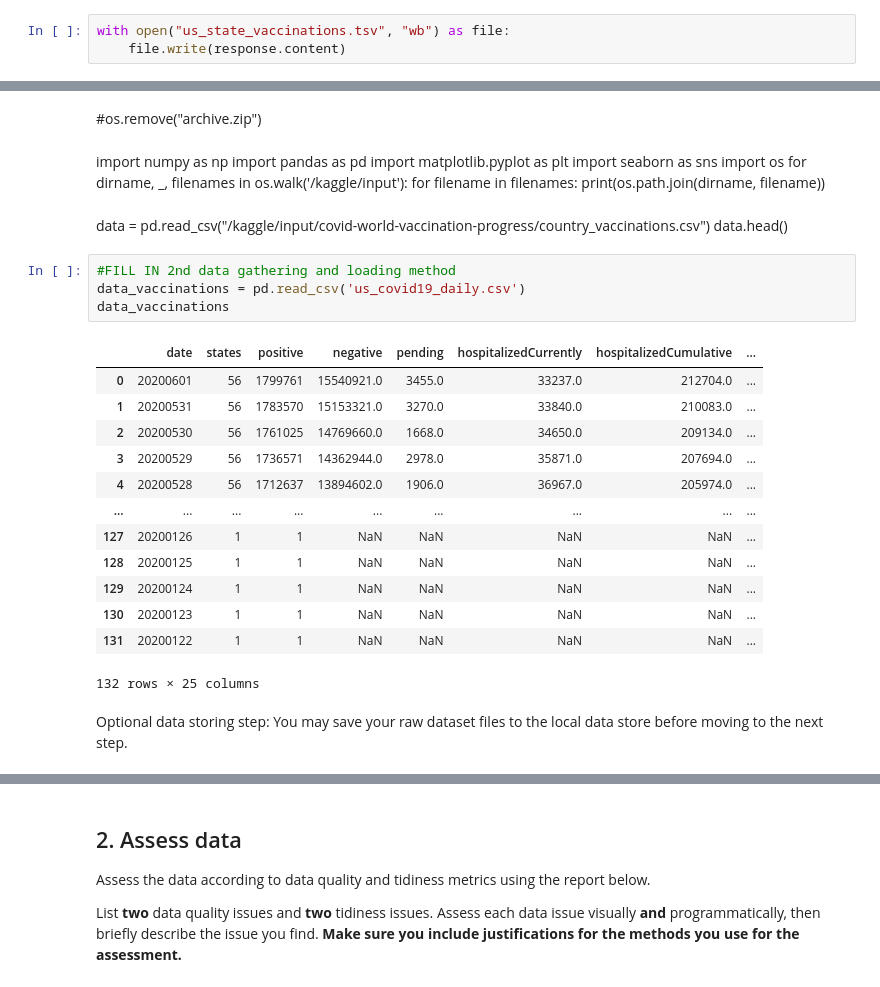
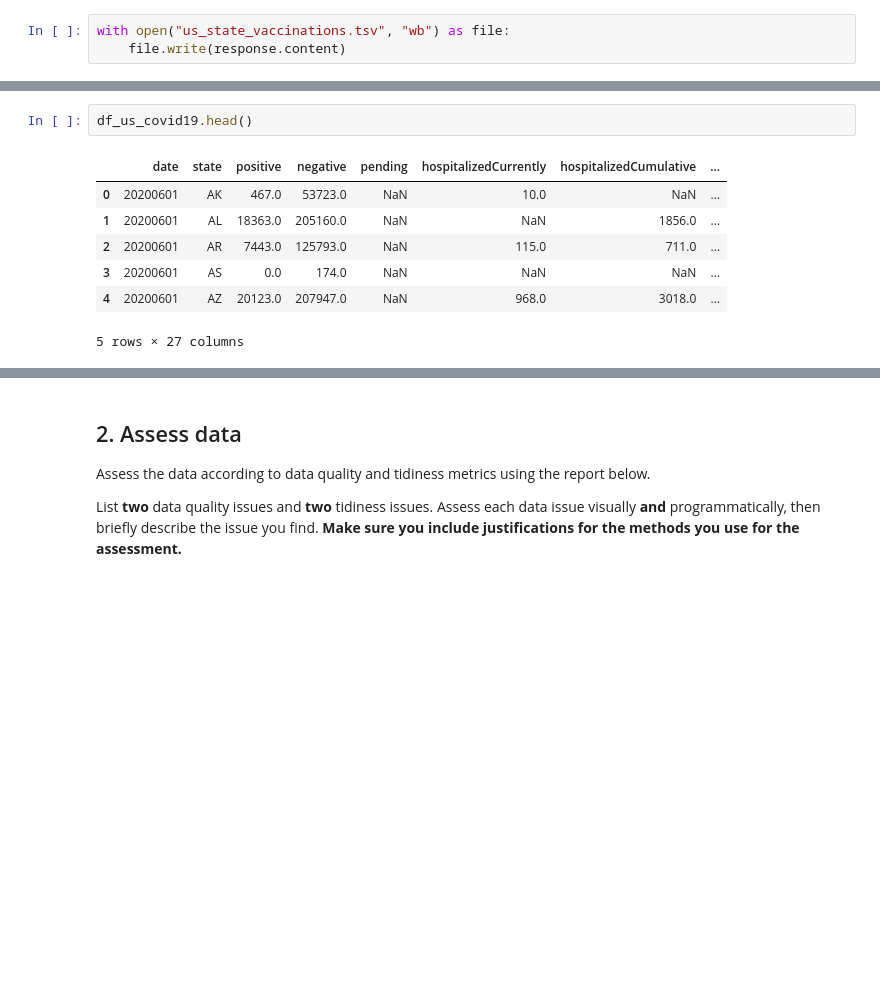
Before and after one commit to nghiachaunamdinh/Data-Analyst-Cleaning_Dirty_and_Messy_Data, a Jupyter notebook: Data_Wrangling_Project_Starter.ipynb, the cells around one changed output, grey strips where cells are left out. Drawn from its saved outputs; the diff is of its cells as text; blank space fills up the shorter version.

```diff
--- a/Data_Wrangling_Project_Starter.ipynb
+++ b/Data_Wrangling_Project_Starter.ipynb
@@ -163,37 +145,13 @@ with zipfile.ZipFile("archive.zip","r") as zip_ref:
-# %% [markdown]
-#os.remove("archive.zip")
-# %% [markdown]
-import numpy as np
-import pandas as pd
-import matplotlib.pyplot as plt
-import seaborn as sns
-import os
-for dirname, _, filenames in os.walk('/kaggle/input'):
-    for filename in filenames:
-        print(os.path.join(dirname, filename))
-# %% [markdown]
-data = pd.read_csv("/kaggle/input/covid-world-vaccination-progress/country_vaccinations.csv")
-data.head()
-# %%
-#FILL IN 2nd data gathering and loading method
-data_vaccinations = pd.read_csv('us_covid19_daily.csv')
-data_vaccinations
-# %% [output]
-|  | date | states | positive | negative | pending | hospitalizedCurrently | hospitalizedCumulative | ... |
-| 0 | 20200601 | 56 | 1799761 | 15540921.0 | 3455.0 | 33237.0 | 212704.0 | ... |
-| 1 | 20200531 | 56 | 1783570 | 15153321.0 | 3270.0 | 33840.0 | 210083.0 | ... |
-| 2 | 20200530 | 56 | 1761025 | 14769660.0 | 1668.0 | 34650.0 | 209134.0 | ... |
-| 3 | 20200529 | 56 | 1736571 | 14362944.0 | 2978.0 | 35871.0 | 207694.0 | ... |
-| 4 | 20200528 | 56 | 1712637 | 13894602.0 | 1906.0 | 36967.0 | 205974.0 | ... |
-| ... | ... | ... | ... | ... | ... | ... | ... | ... |
-| 127 | 20200126 | 1 | 1 | NaN | NaN | NaN | NaN | ... |
-| 128 | 20200125 | 1 | 1 | NaN | NaN | NaN | NaN | ... |
-| 129 | 20200124 | 1 | 1 | NaN | NaN | NaN | NaN | ... |
-| 130 | 20200123 | 1 | 1 | NaN | NaN | NaN | NaN | ... |
-| 131 | 20200122 | 1 | 1 | NaN | NaN | NaN | NaN | ... |
-132 rows × 25 columns
-# %% [markdown]
-Optional data storing step: You may save your raw dataset files to the local data store before moving to the next step.
+# %%
+df_us_covid19.head()
+# %% [output]
+|  | date | state | positive | negative | pending | hospitalizedCurrently | hospitalizedCumulative | ... |
+| 0 | 20200601 | AK | 467.0 | 53723.0 | NaN | 10.0 | NaN | ... |
+| 1 | 20200601 | AL | 18363.0 | 205160.0 | NaN | NaN | 1856.0 | ... |
+| 2 | 20200601 | AR | 7443.0 | 125793.0 | NaN | 115.0 | 711.0 | ... |
+| 3 | 20200601 | AS | 0.0 | 174.0 | NaN | NaN | NaN | ... |
+| 4 | 20200601 | AZ | 20123.0 | 207947.0 | NaN | 968.0 | 3018.0 | ... |
+5 rows × 27 columns
 # %%
 #Optional: store the raw data in your local data store
 df_covid19 = df_us_covid19.copy()
```
Also changed, not shown: parts of 26 cells of this notebook.
